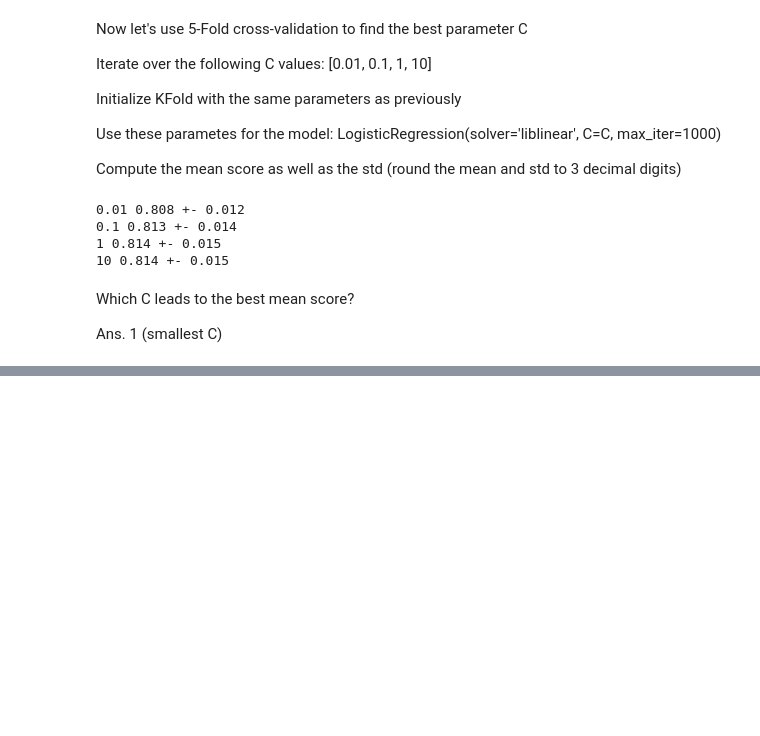
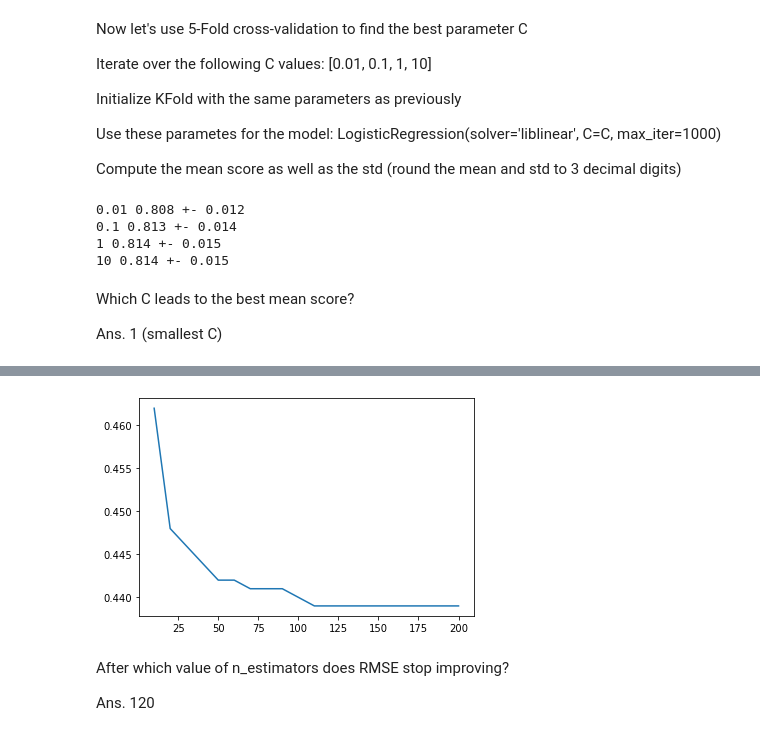
Before and after one commit to sukritishuk/ML_ZoomCamp-DataTalksClub, a Jupyter notebook: HomeWork -DataTalksClub - ML ZoomCamp.ipynb, the cells around one changed output, grey strips where cells are left out. Drawn from its saved outputs; the diff is of its cells as text; code cells hidden in the pictures; blank space fills up the shorter version.

```diff
--- a/HomeWork -DataTalksClub - ML ZoomCamp.ipynb
+++ b/HomeWork -DataTalksClub - ML ZoomCamp.ipynb
@@ -1766,0 +1917,11 @@ Ans. 1 (smallest C)
+# %%
+from sklearn.ensemble import RandomForestRegressor
+from sklearn.metrics import mean_squared_error
+
+# training the random forest regressor with below parameters:
+rfr = RandomForestRegressor(n_estimators=10,random_state = 1,n_jobs=-1)
+rfr.fit(X_train, y_train)
+
+# making predictions from model using the training set:
+y_pred_train = rfr.predict(X_train)
+mean_squared_error(y_train, y_pred_train, squared=False)
@@ -1766,0 +1930,5 @@ Ans. 1 (smallest C)
+# %%
+# making predictions from model using the validation set:
+y_pred = rfr.predict(X_val)
+# calculating the RMSE of this model on validation:
+mean_squared_error(y_val, y_pred,squared=False)  # squared = False to compute root of MSE
@@ -1766,0 +1951,21 @@ Ans. 1 (smallest C)
+# %%
+# creating an empty list:
+scores = []
+
+# Trying different values of n_estimators from 10 to 200 with step 10:
+for n in range(10, 201, 10):
+    rfr = RandomForestRegressor(n_estimators=n,random_state = 1)
+    rfr.fit(X_train, y_train)
+
+    # Evaluating the model on the validation dataset:
+    y_pred = rfr.predict(X_val)
+
+    # computing RMSE of model on validation set:
+    RMSE_value = mean_squared_error(y_val, y_pred, squared=False)
+
+    # appending the RMSE values to empty list scores:
+    scores.append((n,round(RMSE_value,3)))
+# %%
+# putting the RMSE values for different n_estimators into a DataFrame:
+df_scores = pd.DataFrame(scores, columns=['n_estimators','RMSE'])
+df_scores
@@ -1766,0 +1990,10 @@ Ans. 1 (smallest C)
+# %%
+# plotting the DataFrame as a line plot:
+plt.plot(df_scores.n_estimators, df_scores.RMSE)
+plt.show()
+# %% [output]
+[figure, added]
+# %% [markdown]
+After which value of n_estimators does RMSE stop improving?
+
+Ans. 120
```
Also changed, not shown: parts of 53 cells of this notebook.
